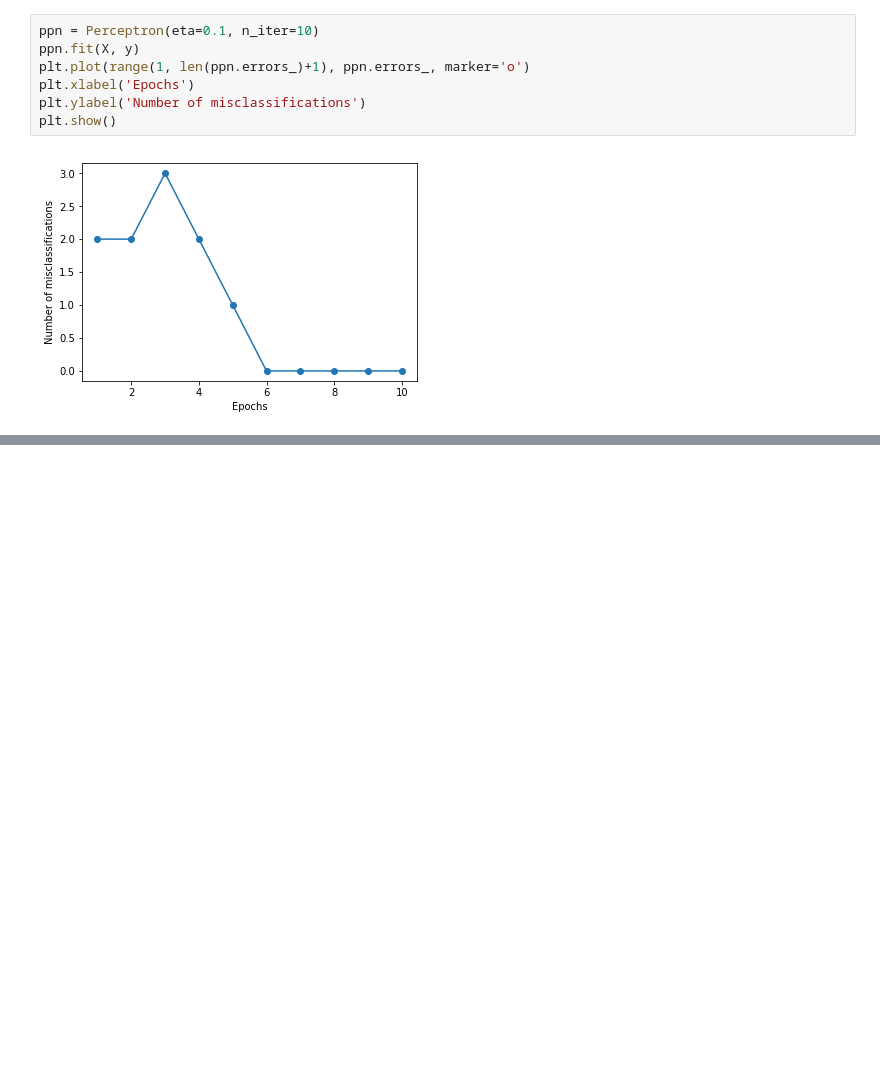
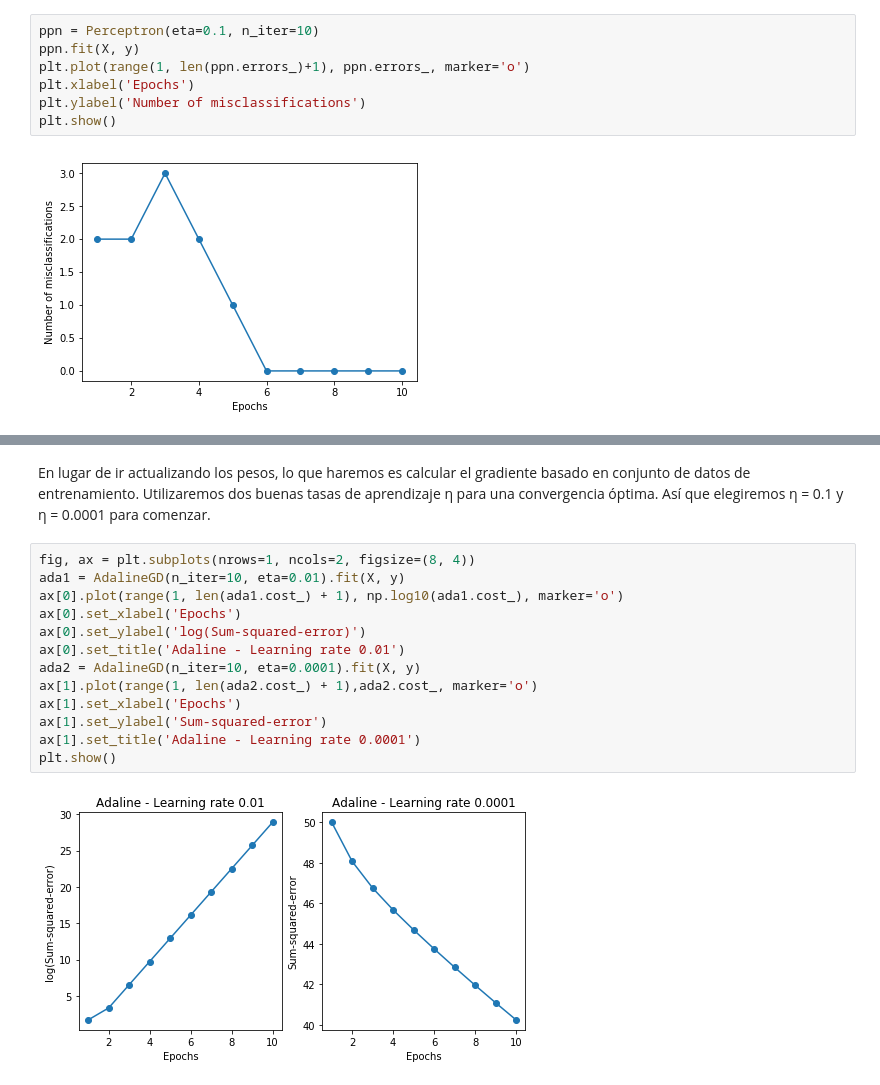
Before and after one commit to Jaicomp/Machine-Learning, a Jupyter notebook: spanish/Iris/Principal.ipynb, the cells around one changed output, grey strips where cells are left out. Saved outputs shown, nothing was run; the diff lists cells and outputs as text; blank space fills up the shorter version.

```diff
--- a/spanish/Iris/Principal.ipynb
+++ b/spanish/Iris/Principal.ipynb
@@ -172,0 +294,17 @@ plt.show()
+# %% [markdown]
+En lugar de ir actualizando los pesos, lo que haremos es calcular el gradiente basado en conjunto de datos de entrenamiento. Utilizaremos dos buenas tasas de aprendizaje η para una convergencia óptima. Así que elegiremos η = 0.1 y η = 0.0001 para comenzar.
+# %%
+fig, ax = plt.subplots(nrows=1, ncols=2, figsize=(8, 4))
+ada1 = AdalineGD(n_iter=10, eta=0.01).fit(X, y)
+ax[0].plot(range(1, len(ada1.cost_) + 1), np.log10(ada1.cost_), marker='o')
+ax[0].set_xlabel('Epochs')
+ax[0].set_ylabel('log(Sum-squared-error)')
+ax[0].set_title('Adaline - Learning rate 0.01')
+ada2 = AdalineGD(n_iter=10, eta=0.0001).fit(X, y)
+ax[1].plot(range(1, len(ada2.cost_) + 1),ada2.cost_, marker='o')
+ax[1].set_xlabel('Epochs')
+ax[1].set_ylabel('Sum-squared-error')
+ax[1].set_title('Adaline - Learning rate 0.0001')
+plt.show()
+# %% [output]
+[figure, added]
```
Also changed, not shown: parts of 11 cells of this notebook.
